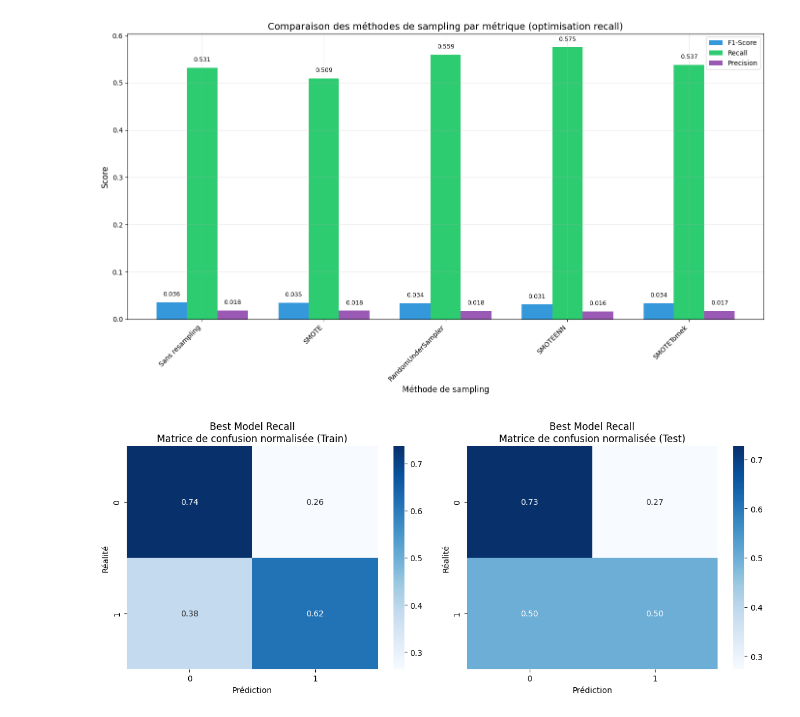
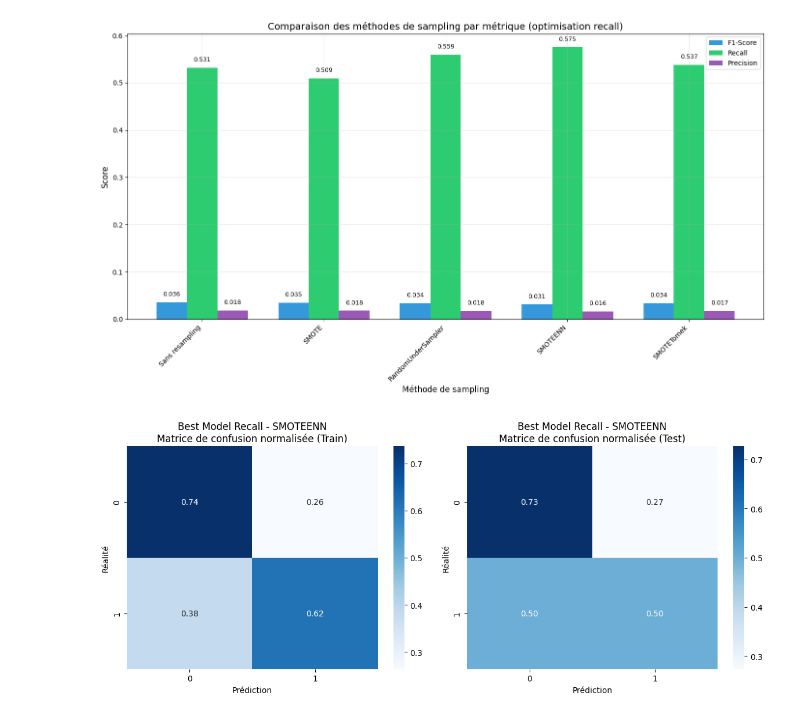
Before and after one commit to thibautmodrin/Jedha_Full_Stack_HPP_Prediction, a Jupyter notebook: 01_Notebooks/03_Model_LogReg.ipynb, the cells around one changed output. Cells and saved outputs as stored; diff of their text form; code cells hidden in the pictures.

```diff
--- a/01_Notebooks/03_Model_LogReg.ipynb
+++ b/01_Notebooks/03_Model_LogReg.ipynb
@@ -1121,9 +1121,9 @@ La meilleure méthode est 'SMOTEENN' avec un recall-Score de 0.5750
 Paramètres optimaux: {'classifier__solver': 'liblinear', 'classifier__class_weight': None, 'classifier__C': 0.01}
 [figure]
 # %%
-best_model_gridsearch_recall=evaluate_model(resultats_grid_recall[1]['meilleur_estimateur'], X_train,X_test,y_train,y_test,experiment_name="Optimisation Recall",run_name="Best Model Recall",use_mlflow=False,display_plots=False)
+best_model_gridsearch_recall=evaluate_model(resultats_grid_recall[1]['meilleur_estimateur'], X_train,X_test,y_train,y_test,experiment_name="Optimisation Recall",run_name=f"Best Model Recall - {resultats_grid_recall[0]}",use_mlflow=False,display_plots=False)
 # %% [output]
-[figure, old version]
+[figure, new version]
 # %%
 comparer_modeles_visuellement([best_model_gridsearch_f1,best_model_gridsearch_recall])
 # %% [output]
```
Also changed, not shown: parts of 2 cells of this notebook.
